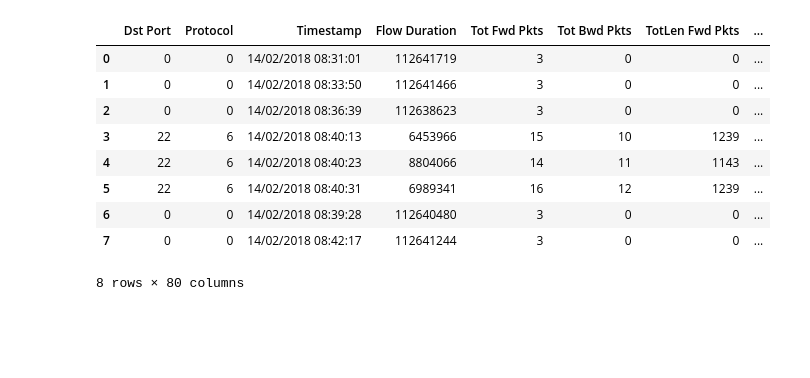
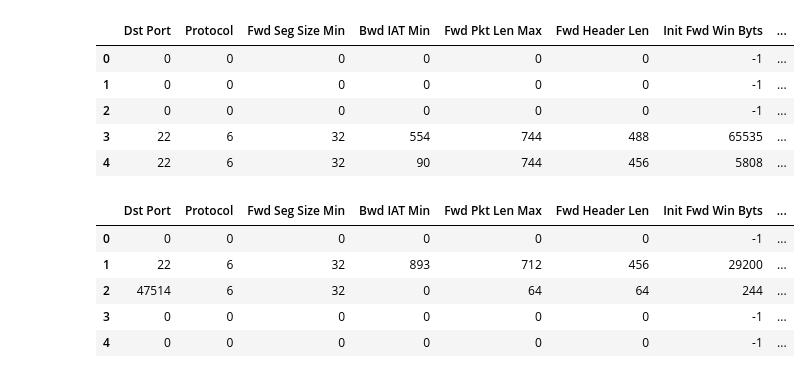
Before and after one commit to Egor-py/Diploma, a Jupyter notebook: Untitled.ipynb, the cells around one changed output. Saved outputs shown, nothing was run; the diff lists cells and outputs as text; code cells hidden in the pictures; blank space fills up the shorter version.

```diff
--- a/Untitled.ipynb
+++ b/Untitled.ipynb
@@ -3,15 +16,2 @@ import pandas as pd
 # %%
-db = pd.read_csv('02-14-2018.csv')
+db_full = pd.read_csv('02-14-2018.csv')
-# %%
-db.head(n = 8, )
-# %% [output]
-|  | Dst Port | Protocol | Timestamp | Flow Duration | Tot Fwd Pkts | Tot Bwd Pkts | TotLen Fwd Pkts | ... |
-| 0 | 0 | 0 | 14/02/2018 08:31:01 | 112641719 | 3 | 0 | 0 | ... |
-| 1 | 0 | 0 | 14/02/2018 08:33:50 | 112641466 | 3 | 0 | 0 | ... |
-| 2 | 0 | 0 | 14/02/2018 08:36:39 | 112638623 | 3 | 0 | 0 | ... |
-| 3 | 22 | 6 | 14/02/2018 08:40:13 | 6453966 | 15 | 10 | 1239 | ... |
-| 4 | 22 | 6 | 14/02/2018 08:40:23 | 8804066 | 14 | 11 | 1143 | ... |
-| 5 | 22 | 6 | 14/02/2018 08:40:31 | 6989341 | 16 | 12 | 1239 | ... |
-| 6 | 0 | 0 | 14/02/2018 08:39:28 | 112640480 | 3 | 0 | 0 | ... |
-| 7 | 0 | 0 | 14/02/2018 08:42:17 | 112641244 | 3 | 0 | 0 | ... |
-8 rows × 80 columns
@@ -17,0 +20,14 @@ db.head(n = 8, )
+# %%
+col = ['Dst Port', 'Protocol', 'Fwd Seg Size Min', 'Bwd IAT Min', 'Fwd Pkt Len Max', 'Fwd Header Len', 'Init Fwd Win Byts',
+       'Flow IAT Max', 'Flow IAT Min', 'Fwd IAT Mean', 'Label']
+# %%
+db = db_full[col]
+# %%
+db.head()
+# %% [output]
+|  | Dst Port | Protocol | Fwd Seg Size Min | Bwd IAT Min | Fwd Pkt Len Max | Fwd Header Len | Init Fwd Win Byts | ... |
+| 0 | 0 | 0 | 0 | 0 | 0 | 0 | -1 | ... |
+| 1 | 0 | 0 | 0 | 0 | 0 | 0 | -1 | ... |
+| 2 | 0 | 0 | 0 | 0 | 0 | 0 | -1 | ... |
+| 3 | 22 | 6 | 32 | 554 | 744 | 488 | 65535 | ... |
+| 4 | 22 | 6 | 32 | 90 | 744 | 456 | 5808 | ... |
@@ -17,0 +36,9 @@ db.head(n = 8, )
+# %%
+db_2.head()
+# %% [output]
+|  | Dst Port | Protocol | Fwd Seg Size Min | Bwd IAT Min | Fwd Pkt Len Max | Fwd Header Len | Init Fwd Win Byts | ... |
+| 0 | 0 | 0 | 0 | 0 | 0 | 0 | -1 | ... |
+| 1 | 22 | 6 | 32 | 893 | 712 | 456 | 29200 | ... |
+| 2 | 47514 | 6 | 32 | 0 | 64 | 64 | 244 | ... |
+| 3 | 0 | 0 | 0 | 0 | 0 | 0 | -1 | ... |
+| 4 | 0 | 0 | 0 | 0 | 0 | 0 | -1 | ... |
```
Also changed, not shown: parts of 29 cells of this notebook, 1 other file.
